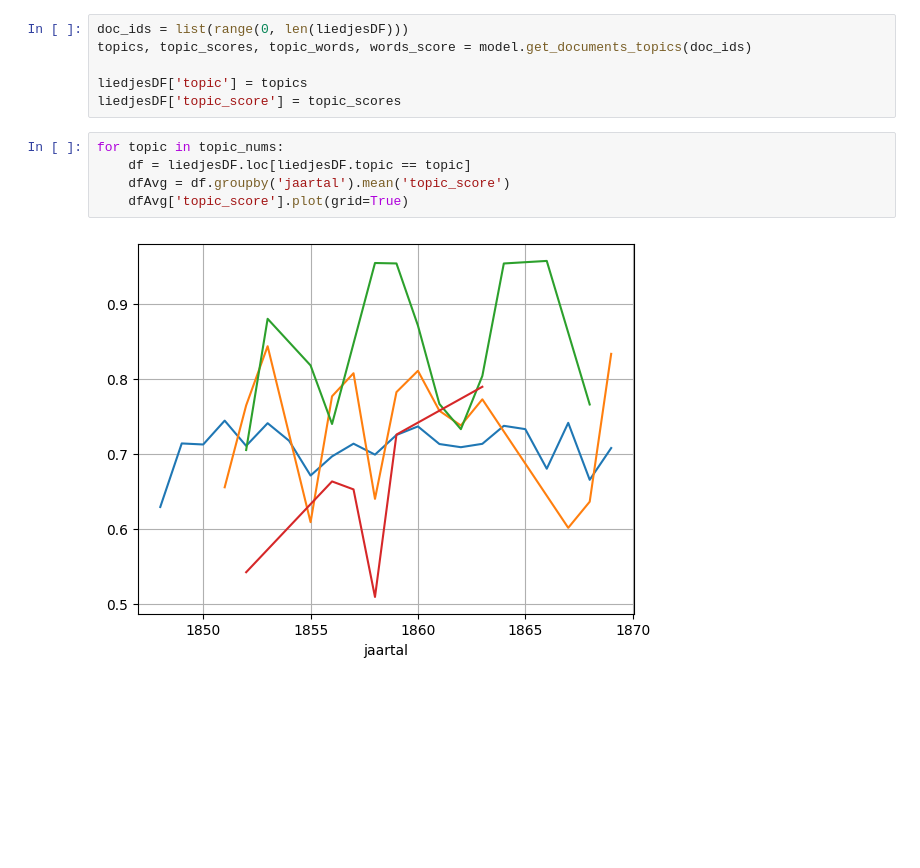
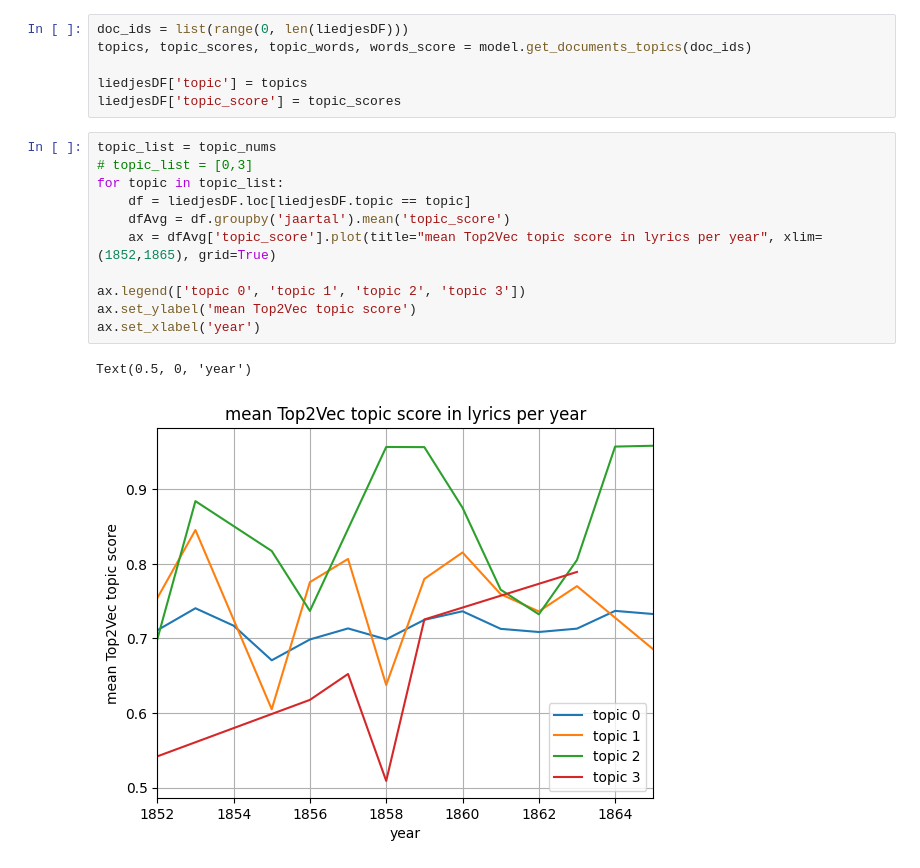
Before and after one commit to ivozandhuis/tv-liedjes, a Jupyter notebook: analysis/top2vec.ipynb, the cells around one changed output. Cells and saved outputs as stored; diff of their text form; blank space fills up the shorter version.

```diff
--- a/analysis/top2vec.ipynb
+++ b/analysis/top2vec.ipynb
@@ -236,9 +241,16 @@ topics, topic_scores, topic_words, words_score = model.get_documents_topics(doc_
 liedjesDF['topic'] = topics
 liedjesDF['topic_score'] = topic_scores
 # %%
-for topic in topic_nums:
+topic_list = topic_nums
+# topic_list = [0,3]
+for topic in topic_list:
     df = liedjesDF.loc[liedjesDF.topic == topic]
     dfAvg = df.groupby('jaartal').mean('topic_score')
-    dfAvg['topic_score'].plot(grid=True)
+    ax = dfAvg['topic_score'].plot(title="mean Top2Vec topic score in lyrics per year", xlim=(1852,1865), grid=True)
+
+ax.legend(['topic 0', 'topic 1', 'topic 2', 'topic 3'])
+ax.set_ylabel('mean Top2Vec topic score')
+ax.set_xlabel('year')
 # %% [output]
+Text(0.5, 0, 'year')
-[figure, old version]
+[figure, new version]
```
Also changed, not shown: parts of 5 cells of this notebook, 4 other files.
